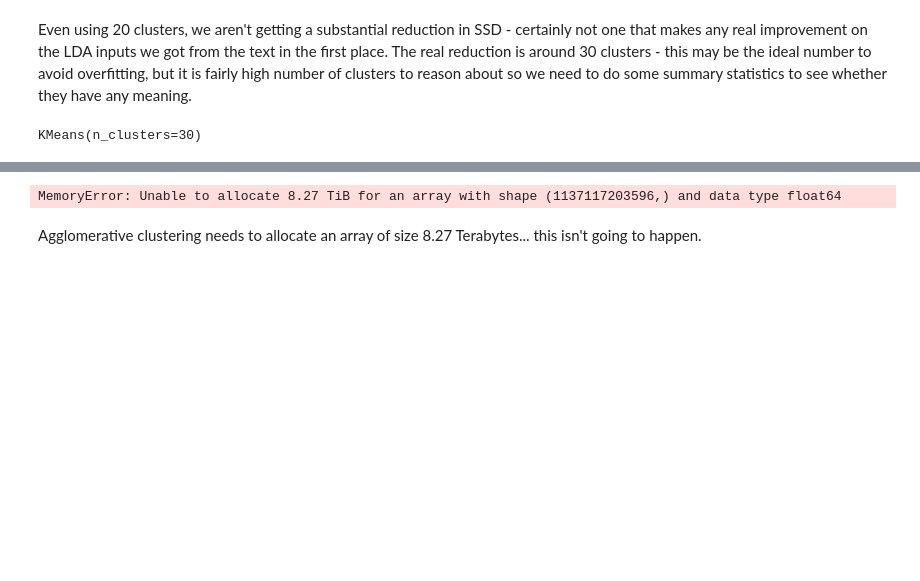
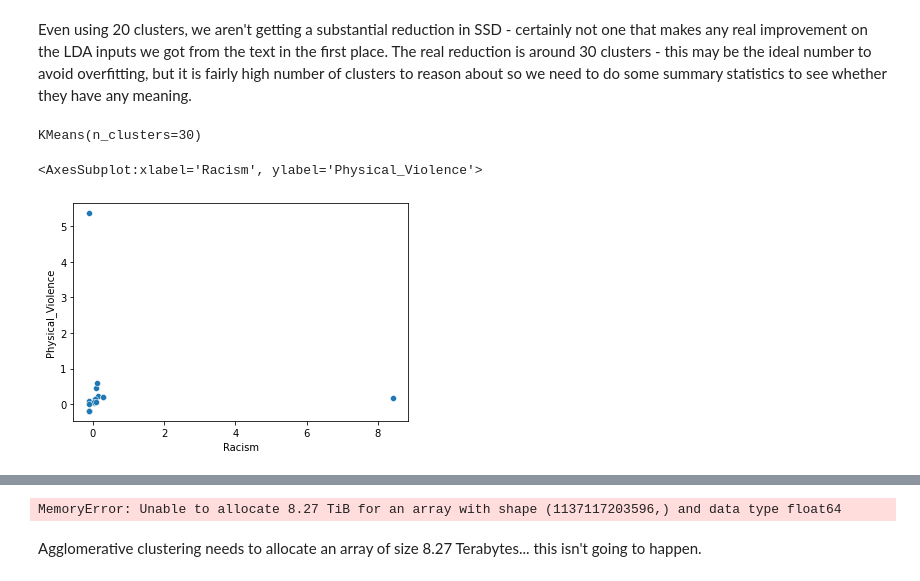
Before and after one commit to npg-mmilosh-cji/RedditQuarantineNLP, a Jupyter notebook: core/analysis/PCA_clutering/clustering.ipynb, the cells around one changed output, grey strips where cells are left out. Cells and saved outputs as stored; diff of their text form; code cells hidden in the pictures; blank space fills up the shorter version.

```diff
--- a/core/analysis/PCA_clutering/clustering.ipynb
+++ b/core/analysis/PCA_clutering/clustering.ipynb
@@ -55,0 +59,11 @@ KMeans(n_clusters=30)
+# %%
+combined_df['cluster'] = best_mod.labels_
+# %%
+#how about lexicon proportions by cluster?
+rs_cluster = combined_df.groupby('cluster')[['Racism', 'Physical_Violence','Sexual_Violence', 'Homophobia', 'Patriarchy']].mean()
+# %%
+import seaborn as sns
+sns.scatterplot(data = rs_cluster, x = 'Racism', y='Physical_Violence')
+# %% [output]
+<AxesSubplot:xlabel='Racism', ylabel='Physical_Violence'>
+[figure, added]
```
Also changed, not shown: parts of 8 cells of this notebook.
